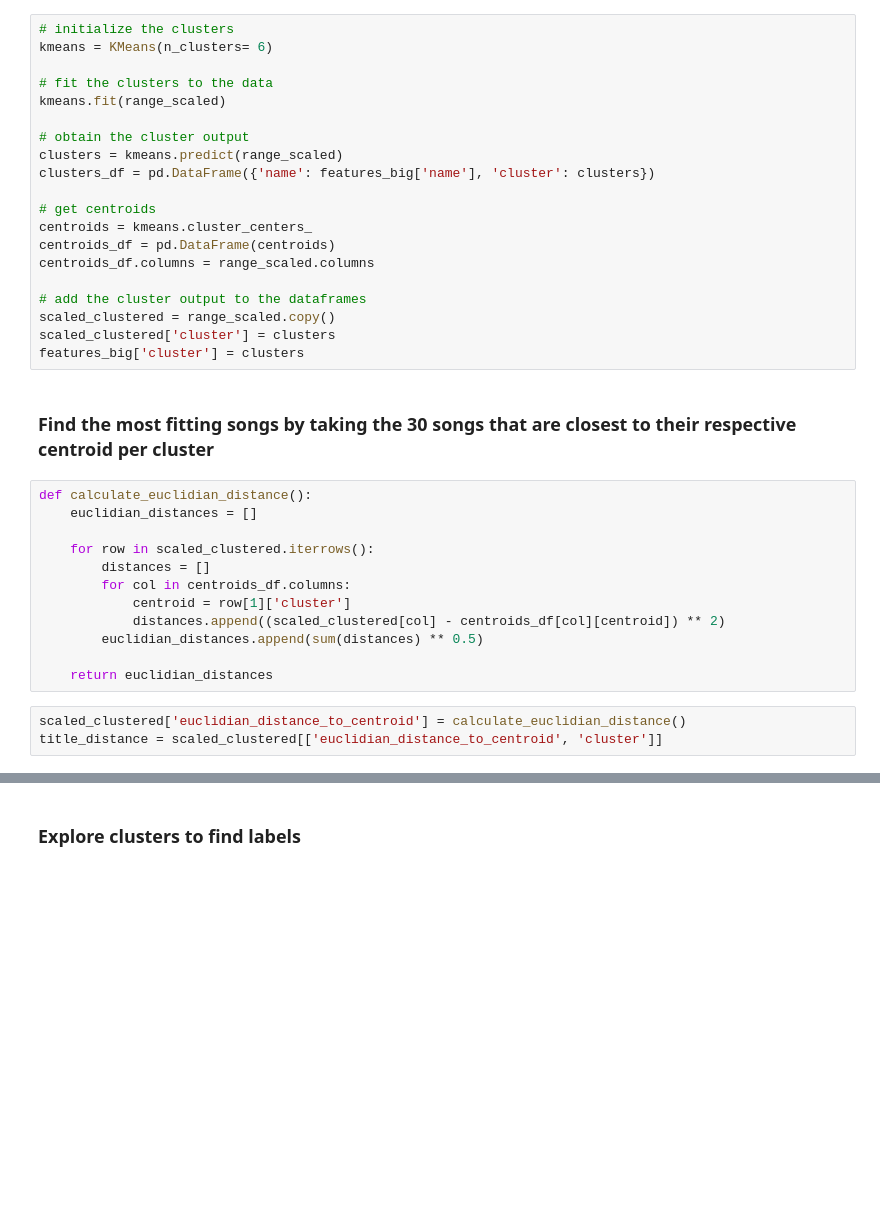
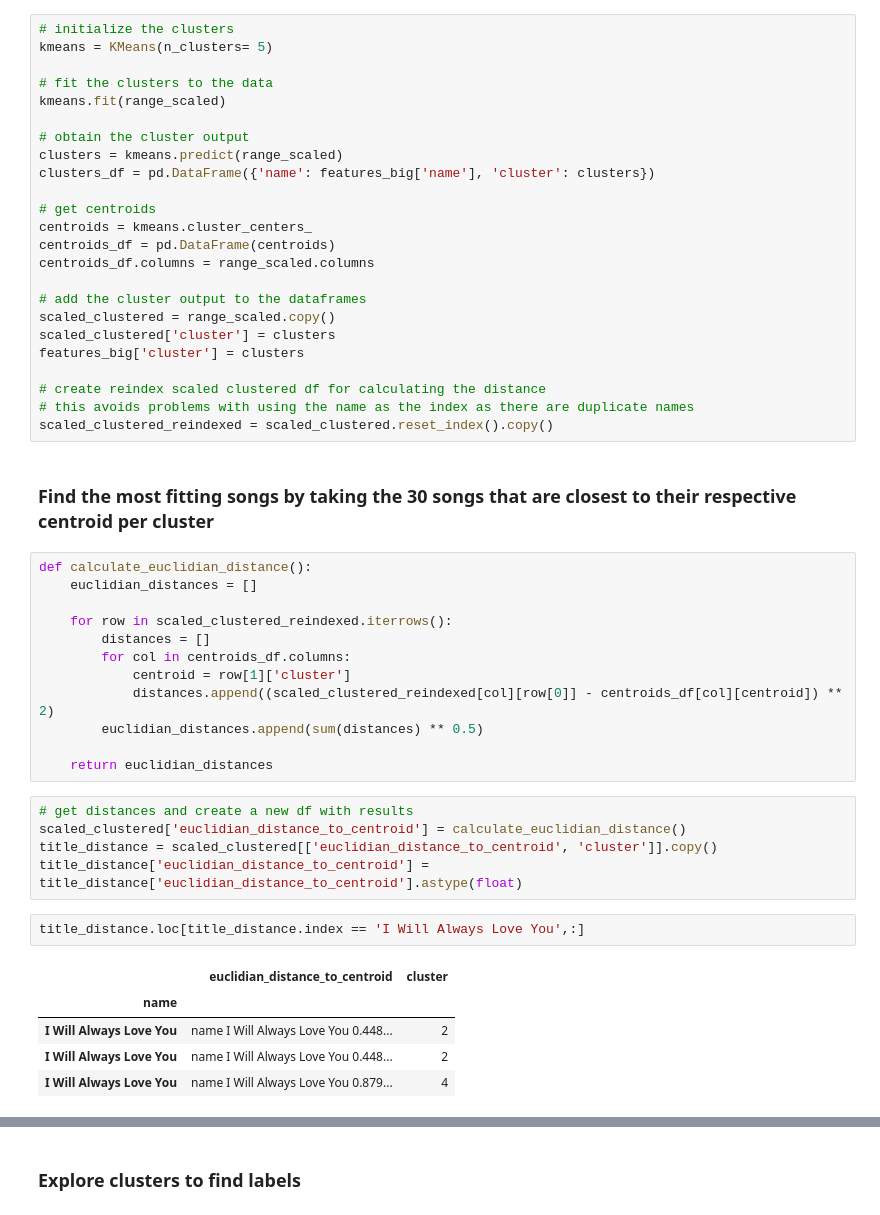
Before and after one commit to tobiasaurer/machine-learning-music, a Jupyter notebook: moosic.ipynb, the cells around one changed output, grey strips where cells are left out. Saved outputs shown, nothing was run; the diff lists cells and outputs as text; blank space fills up the shorter version.

Commit message:
fixes bug in function for eucl distance

```diff
--- a/moosic.ipynb
+++ b/moosic.ipynb
@@ -258,7 +261,7 @@ Quantile transformed:
 ### Create clusters
 # %%
 # initialize the clusters
-kmeans = KMeans(n_clusters= 6)
+kmeans = KMeans(n_clusters= 5)
 
 # fit the clusters to the data
 kmeans.fit(range_scaled)
@@ -276,20 +279,34 @@ centroids_df.columns = range_scaled.columns
 scaled_clustered = range_scaled.copy()
 scaled_clustered['cluster'] = clusters
 features_big['cluster'] = clusters
+
+# create reindex scaled clustered df for calculating the distance
+# this avoids problems with using the name as the index as there are duplicate names
+scaled_clustered_reindexed = scaled_clustered.reset_index().copy()
 # %% [markdown]
 ### Find the most fitting songs by taking the 30 songs that are closest to their respective centroid per cluster
 # %%
 def calculate_euclidian_distance():
     euclidian_distances = []
 
-    for row in scaled_clustered.iterrows():
+    for row in scaled_clustered_reindexed.iterrows():
         distances = []
         for col in centroids_df.columns:
             centroid = row[1]['cluster']
-            distances.append((scaled_clustered[col] - centroids_df[col][centroid]) ** 2)
+            distances.append((scaled_clustered_reindexed[col][row[0]] - centroids_df[col][centroid]) ** 2)
         euclidian_distances.append(sum(distances) ** 0.5)
 
     return euclidian_distances
-# %%
-scaled_clustered['euclidian_distance_to_centroid'] = calculate_euclidian_distance()
-title_distance = scaled_clustered[['euclidian_distance_to_centroid', 'cluster']]
+# %%
+# get distances and create a new df with results
+scaled_clustered['euclidian_distance_to_centroid'] = calculate_euclidian_distance()
+title_distance = scaled_clustered[['euclidian_distance_to_centroid', 'cluster']].copy()
+title_distance['euclidian_distance_to_centroid'] = title_distance['euclidian_distance_to_centroid'].astype(float)
+# %%
+title_distance.loc[title_distance.index == 'I Will Always Love You',:]
+# %% [output]
+|  | euclidian_distance_to_centroid | cluster |
+| name |  |  |
+| I Will Always Love You | name I Will Always Love You 0.448... | 2 |
+| I Will Always Love You | name I Will Always Love You 0.448... | 2 |
+| I Will Always Love You | name I Will Always Love You 0.879... | 4 |
```
Also changed, not shown: parts of 7 cells of this notebook.
